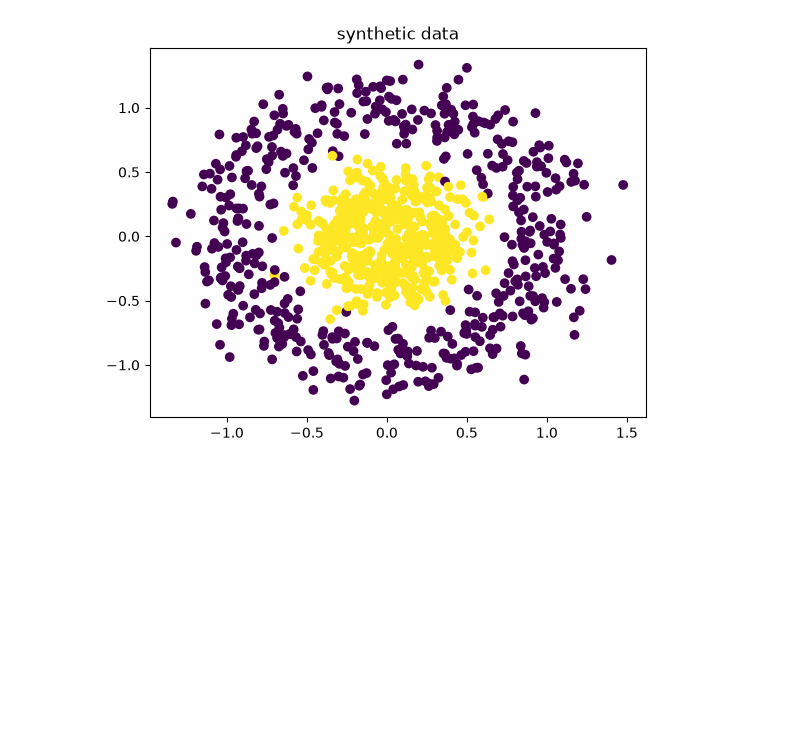
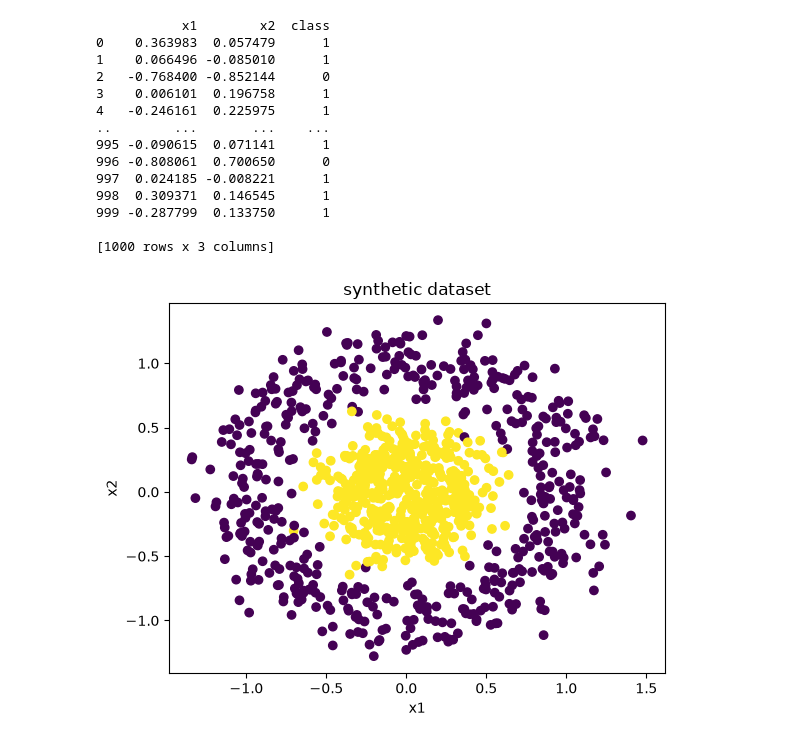
Before and after one commit to HelinaAsadi/SVM_Classification, a Jupyter notebook: Phase1_Synthetic_Data/data_synthesis_preprocessing.ipynb, the cells around one changed output. Cells and saved outputs as stored; diff of their text form; code cells hidden in the pictures; blank space fills up the shorter version.

```diff
--- a/Phase1_Synthetic_Data/data_synthesis_preprocessing.ipynb
+++ b/Phase1_Synthetic_Data/data_synthesis_preprocessing.ipynb
@@ -4,9 +5,32 @@ from sklearn.datasets import make_circles
 # %%
 X, y = make_circles(n_samples=1000, noise=0.15, factor=0.3, random_state=0)
 
-fig, ax = plt.subplots()
-ax.scatter(X[:, 0] , X[:, 1], c=y)
-ax.set_title("synthetic data")
-plt.show()
+# coverting ndarrays to a dataframe
+df = pd.DataFrame(X, columns=["x1" , "x2"])
+df["class"] = y
+print(df)
 # %% [output]
-[figure, removed]
+           x1        x2  class
+0    0.363983  0.057479      1
+1    0.066496 -0.085010      1
+2   -0.768400 -0.852144      0
+3    0.006101  0.196758      1
+4   -0.246161  0.225975      1
+..        ...       ...    ...
+995 -0.090615  0.071141      1
+996 -0.808061  0.700650      0
+997  0.024185 -0.008221      1
+998  0.309371  0.146545      1
+999 -0.287799  0.133750      1
+
+[1000 rows x 3 columns]
+# %%
+# plotting
+fig, ax = plt.subplots()
+ax.scatter(df["x1"], df["x2"] , c= df["class"])
+ax.set_title("synthetic dataset")
+ax.set_xlabel("x1")
+ax.set_ylabel("x2")
+plt.show()
+# %% [output]
+[figure, added]
```
Also changed, not shown: parts of 2 cells of this notebook.
